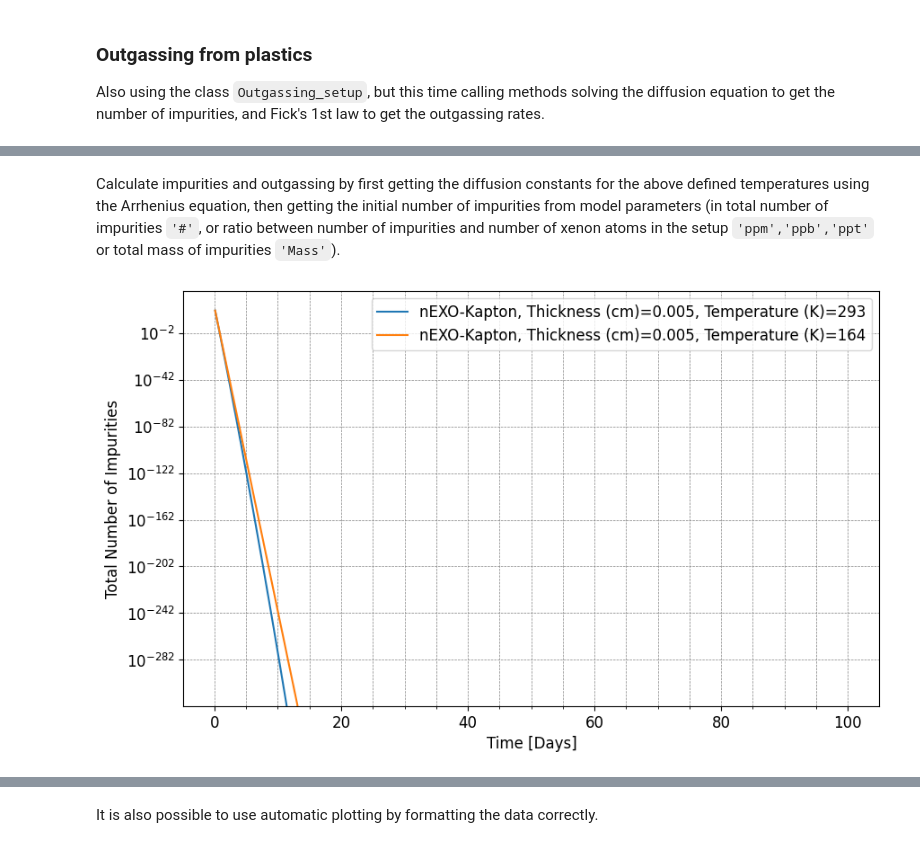
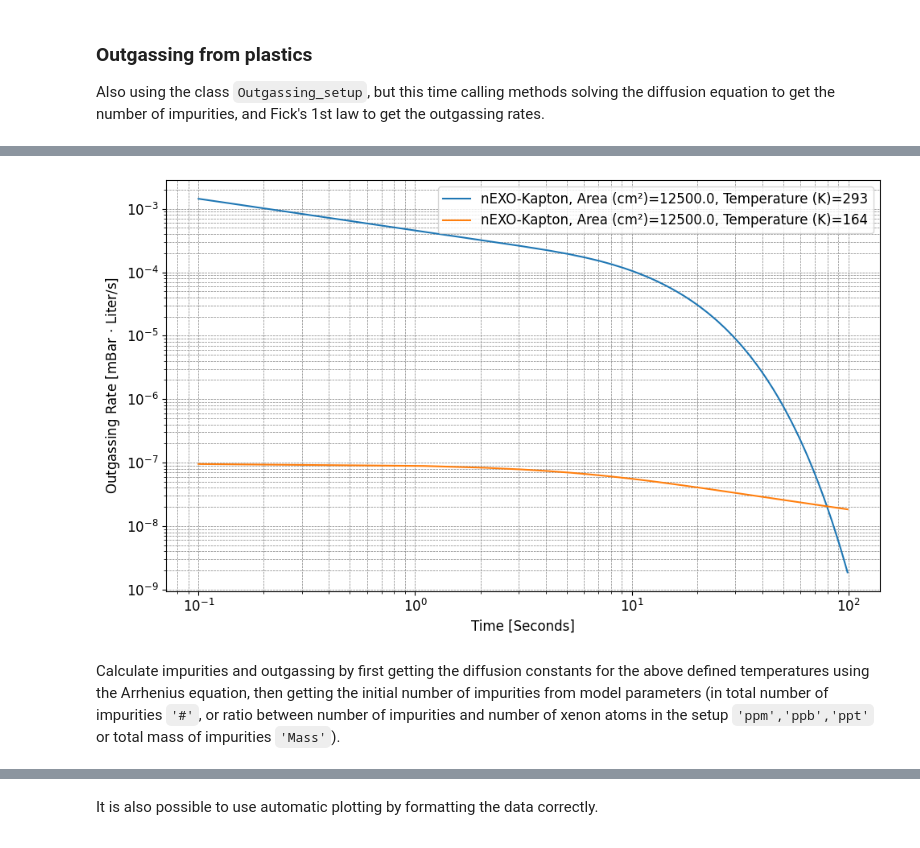
Before and after one commit to nEXO-collaboration/Impurity-Model, a Jupyter notebook: Impurities_models.ipynb, the cells around one changed output, grey strips where cells are left out. Drawn from its saved outputs; the diff is of its cells as text; code cells hidden in the pictures.

```diff
--- a/Impurities_models.ipynb
+++ b/Impurities_models.ipynb
@@ -110,2 +73,21 @@ comment: Field Factor value at EXO-200 drift field
+# %%
+# Defining the system
+Nexo_kapton = tc.OutgassingSetup(
+    setup="nEXO", material="Kapton", solute="Oxygen", version="nEXO-Kapton"
+)
+
+# Plot outgassing rates
+fig = tc.plot_polymers(
+    setups=Nexo_kapton,
+    time_range=(1e-1, 1e2),
+    time_scale="Seconds",
+    plot_type="outgassing",
+    temperatures=[293, 164],
+    activation_energy=0.47,
+    x_scale="log",
+)
+plt.show()
+# %% [output]
+[figure, added]
 # %% [markdown]
 Calculate impurities and outgassing by first getting the diffusion constants for the above defined temperatures using the Arrhenius equation, then getting the initial number of impurities from model parameters (in total number of impurities `'#'`, or ratio between number of impurities and number of xenon atoms in the setup `'ppm','ppb','ppt'` or total mass of impurities `'Mass'`).
@@ -123,26 +93,0 @@ kapton_flow_rates = Nexo_kapton.get_flow_rate_vs_time(
-# %%
-# Configuring the impurities plot
-plt.figure(figsize=(10, 6))
-plt.xlabel("Time [Days]")
-plt.ylabel("Total Number of Impurities")
-plt.yscale("log")
-plt.grid(which="both", linestyle="--", linewidth=0.5, color="gray")
-plt.minorticks_on()
-
-# Iterating through the dataset
-for time_data, impurities, temperature in zip(
-    (
-        kapton_timestamps
-        if len(kapton_timestamps) > 1
-        else [kapton_timestamps[0]] * len(kapton_impurities)
-    ),
-    kapton_impurities,
-    Nexo_kapton.temperatures,
-):
-    label = f"{Nexo_kapton.version}, Thickness (cm)={Nexo_kapton.thickness}, Temperature (K)={temperature}"
-    plt.plot(time_data, impurities, label=label)
-
-plt.legend()
-plt.show()
-# %% [output]
-[figure, removed]
```
Also changed, not shown: parts of 15 cells of this notebook, 9 other files.
